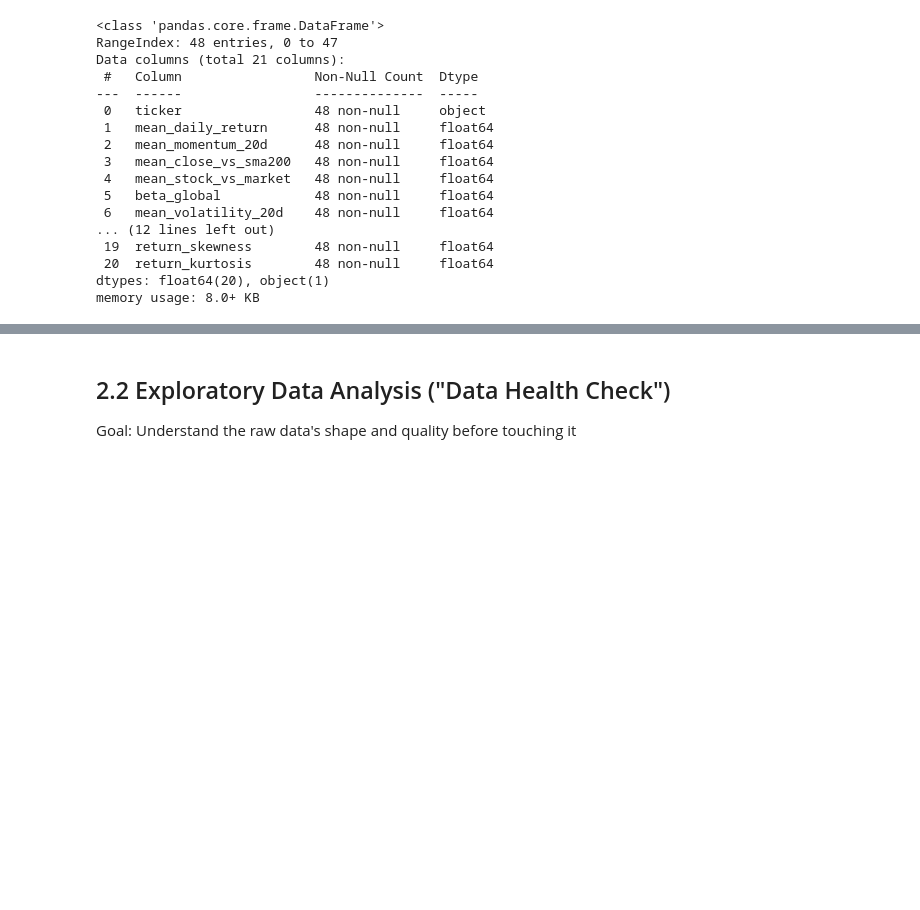
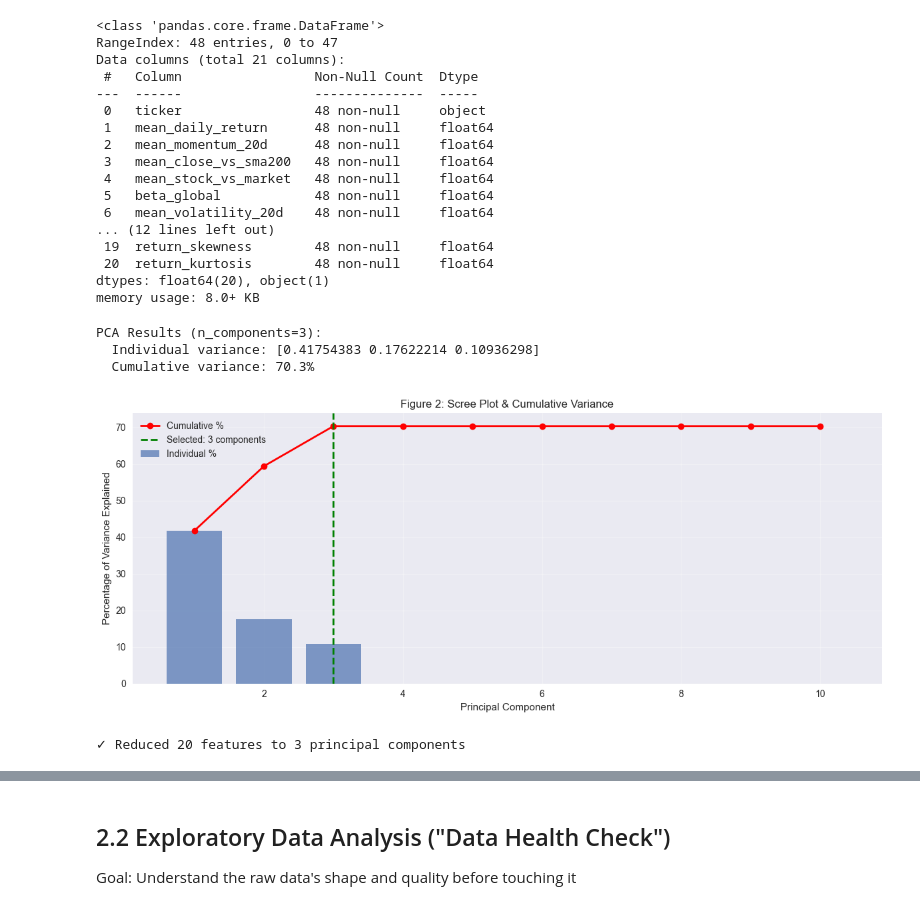
Before and after one commit to giangphuongtran/trading-pipeline, a Jupyter notebook: ml/notebooks/firstModel_clustering.ipynb, the cells around one changed output, grey strips where cells are left out. Drawn from its saved outputs; the diff is of its cells as text; code cells hidden in the pictures; blank space fills up the shorter version.

```diff
--- a/ml/notebooks/preprocessing.ipynb
+++ b/ml/notebooks/firstModel_clustering.ipynb
@@ -64,3 +149,45 @@ Data columns (total 21 columns):
  20  return_kurtosis        48 non-null     float64
 dtypes: float64(20), object(1)
 memory usage: 8.0+ KB
+# %%
+# Apply PCA with 3 components (matching R paper)
+N_COMPONENTS = 3
+pca = PCA(n_components=N_COMPONENTS)
+features_pca = pca.fit_transform(features_scaled)
+
+explained_var = pca.explained_variance_ratio_
+cumulative_var = explained_var.cumsum()
+
+print(f"PCA Results (n_components={N_COMPONENTS}):")
+print(f"  Individual variance: {explained_var}")
+print(f"  Cumulative variance: {cumulative_var[-1]:.1%}")
+
+# Visualize explained variance
+eig_val = pd.DataFrame({
+    'PC': range(1, 11),
+    'variance_percent': [pca.explained_variance_ratio_[i] * 100 if i < len(pca.explained_variance_ratio_) else 0
+                         for i in range(10)],
+    'cumulative_percent': [(pca.explained_variance_ratio_[:min(i+1, len(pca.explained_variance_ratio_))].sum() * 100)
+                          for i in range(10)]
+})
+
+plt.figure(figsize=(12, 5))
+plt.bar(eig_val['PC'][:10], eig_val['variance_percent'][:10], alpha=0.7, label='Individual %')
+plt.plot(eig_val['PC'][:10], eig_val['cumulative_percent'][:10], 'ro-', linewidth=2, label='Cumulative %')
+plt.axvline(x=N_COMPONENTS, color='g', linestyle='--', linewidth=2, label=f'Selected: {N_COMPONENTS} components')
+plt.xlabel('Principal Component')
+plt.ylabel('Percentage of Variance Explained')
+plt.title('Figure 2: Scree Plot & Cumulative Variance')
+plt.legend()
+plt.grid(True, alpha=0.3)
+plt.tight_layout()
+plt.show()
+
+features_pca = pd.DataFrame(features_pca, columns=[f'PC{i+1}' for i in range(N_COMPONENTS)])
+print(f"\n✓ Reduced {features_scaled.shape[1]} features to {N_COMPONENTS} principal components")
+# %% [output]
+PCA Results (n_components=3):
+  Individual variance: [0.41754383 0.17622214 0.10936298]
+  Cumulative variance: 70.3%
+[figure, added]
+✓ Reduced 20 features to 3 principal components
```
Also changed, not shown: parts of 38 cells of this notebook, 3 other files.
